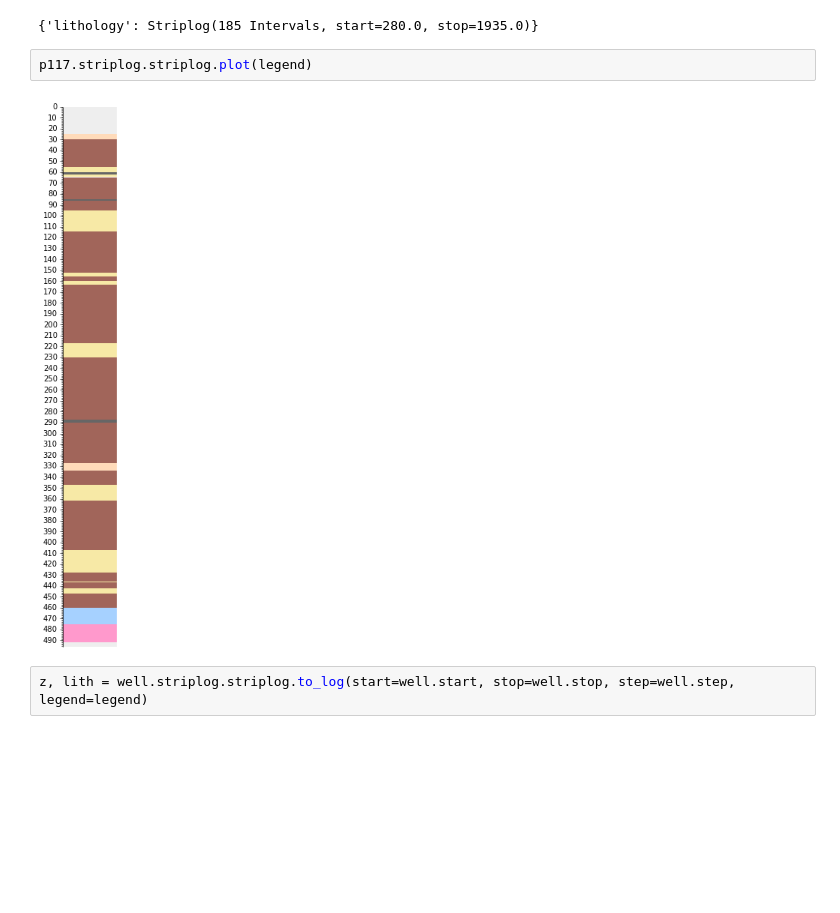
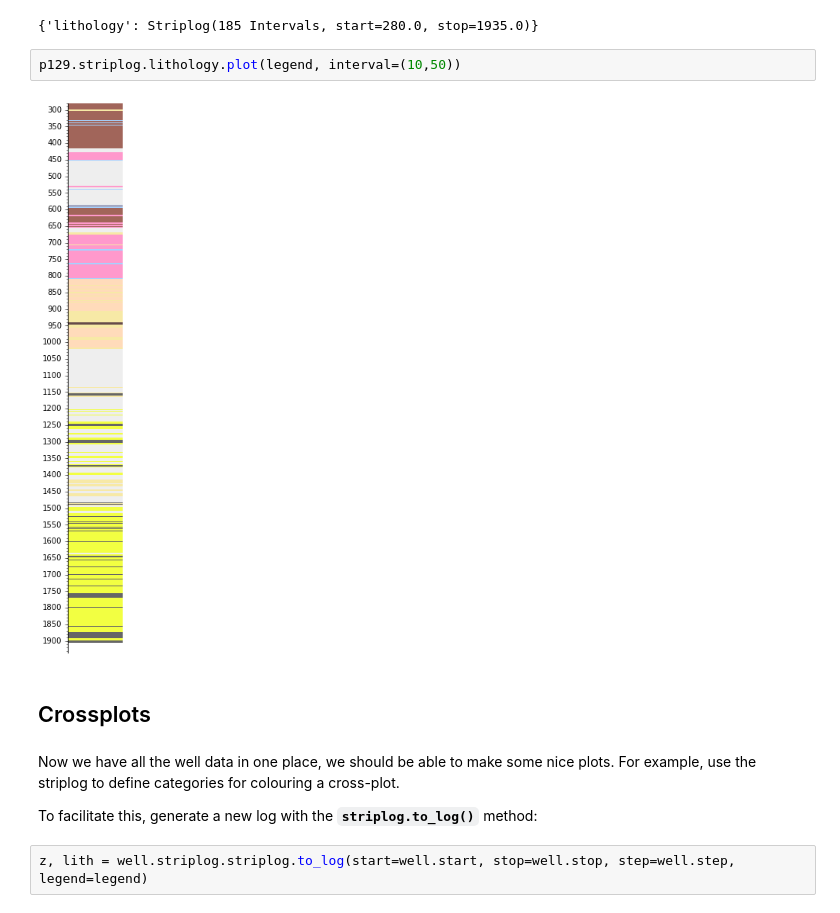
Before and after one commit to agilescientific/striplog, a Jupyter notebook: tutorial/Well_object.ipynb, the cells around one changed output. Saved outputs shown, nothing was run; the diff lists cells and outputs as text; blank space fills up the shorter version.

```diff
--- a/tutorial/Well_object.ipynb
+++ b/tutorial/Well_object.ipynb
@@ -205,9 +205,15 @@ p129.striplog
 # %% [output]
 {'lithology': Striplog(185 Intervals, start=280.0, stop=1935.0)}
 # %%
-p117.striplog.striplog.plot(legend)
+p129.striplog.lithology.plot(legend, interval=(10,50))
 # %% [output]
-[figure, old version]
+[figure, new version]
+# %% [markdown]
+## Crossplots
+# %% [markdown]
+Now we have all the well data in one place, we should be able to make some nice plots. For example, use the striplog to define categories for colouring a cross-plot.
+
+To facilitate this, generate a new log with the **`striplog.to_log()`** method:
 # %%
 z, lith = well.striplog.striplog.to_log(start=well.start, stop=well.stop, step=well.step, legend=legend)
 # %%
```
Also changed, not shown: parts of 10 cells of this notebook, 12 other files.
